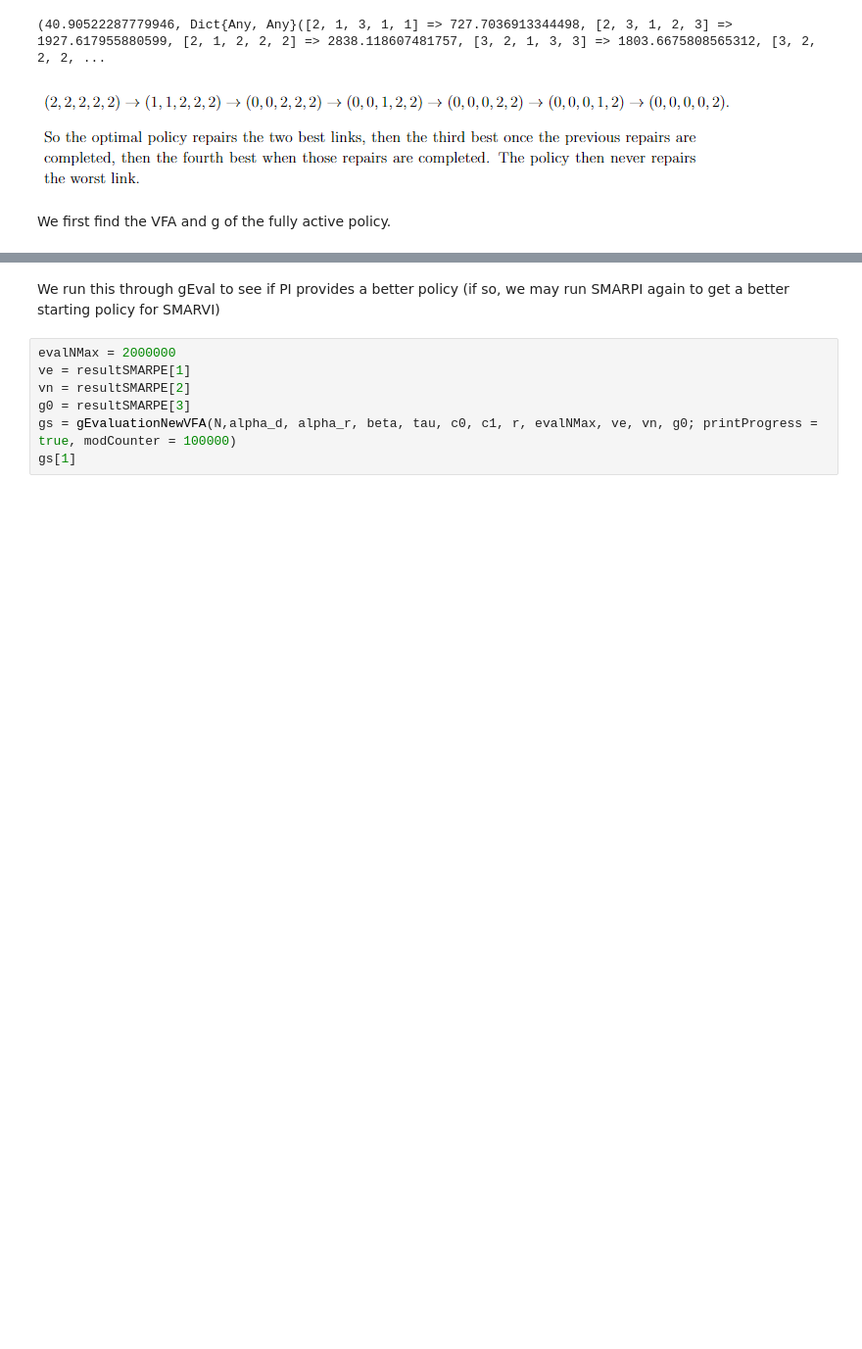
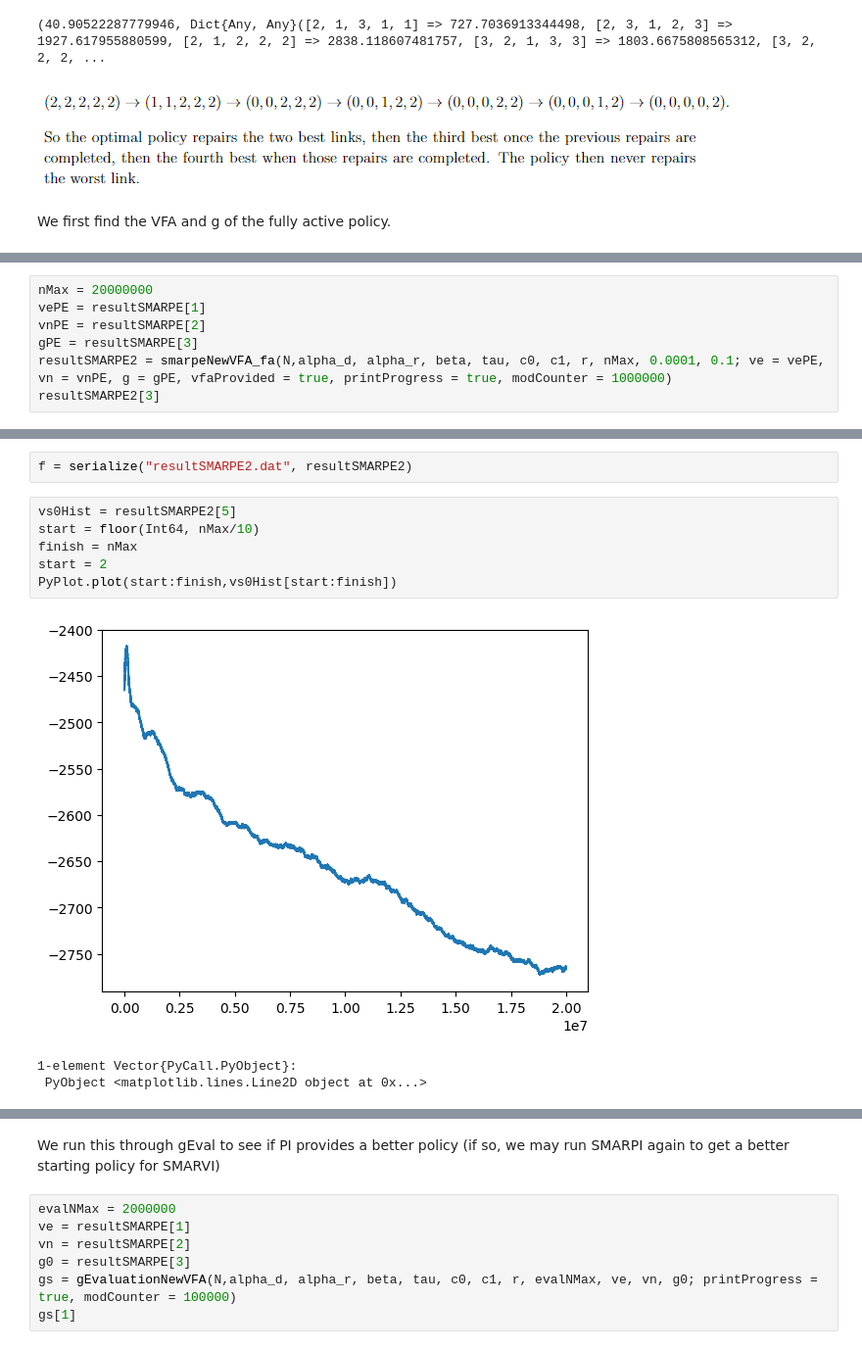
Before and after one commit to fairleyl/PhD-Code, a Jupyter notebook: Problem-Suite-Experiments.ipynb, the cells around one changed output, grey strips where cells are left out. Shown at 98% size. Drawn from its saved outputs; the diff is of its cells as text; blank space fills up the shorter version.

```diff
--- a/Problem-Suite-Experiments.ipynb
+++ b/Problem-Suite-Experiments.ipynb
@@ -5857,0 +5863,7 @@ PyPlot.plot(vs3Hist[start:nMax])
+# %%
+nMax = 20000000
+vePE = resultSMARPE[1]
+vnPE = resultSMARPE[2]
+gPE = resultSMARPE[3]
+resultSMARPE2 = smarpeNewVFA_fa(N,alpha_d, alpha_r, beta, tau, c0, c1, r, nMax, 0.0001, 0.1; ve = vePE, vn = vnPE, g = gPE, vfaProvided = true, printProgress = true, modCounter = 1000000)
+resultSMARPE2[3]
@@ -5857,0 +5892,12 @@ PyPlot.plot(vs3Hist[start:nMax])
+# %%
+f = serialize("resultSMARPE2.dat", resultSMARPE2)
+# %%
+vs0Hist = resultSMARPE2[5]
+start = floor(Int64, nMax/10)
+finish = nMax
+start = 2
+PyPlot.plot(start:finish,vs0Hist[start:finish])
+# %% [output]
+[figure, added]
+1-element Vector{PyCall.PyObject}:
+ PyObject <matplotlib.lines.Line2D object at 0x...>
```
Also changed, not shown: parts of 9 cells of this notebook.
